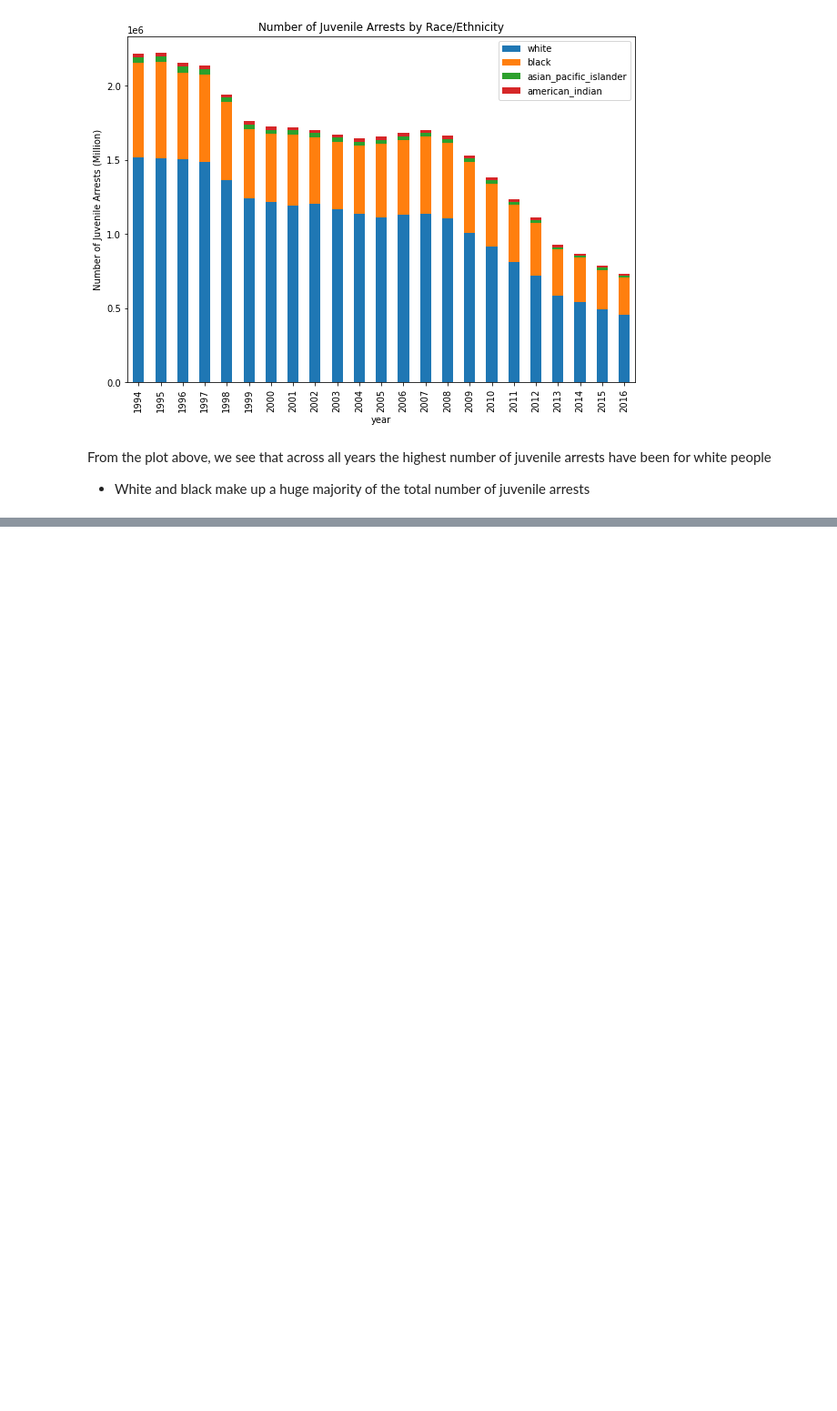
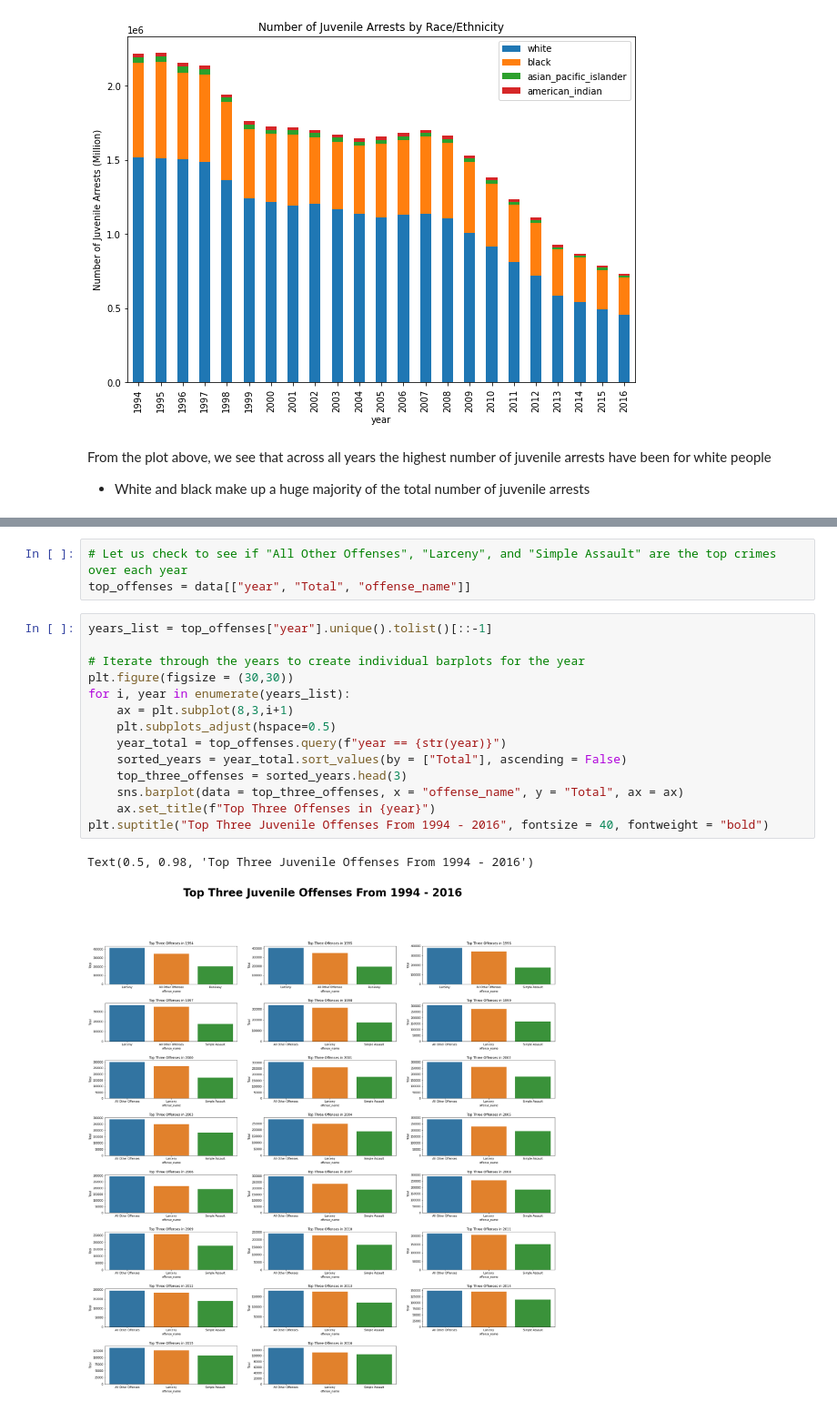
Before and after one commit to sriskid/Power_BI_Reports, a Jupyter notebook: FBR Crime Statistics/Juvenile Crime Descriptive Analysis.ipynb, the cells around one changed output, grey strips where cells are left out. Shown at 91% size. Cells and saved outputs as stored; diff of their text form; blank space fills up the shorter version.

```diff
--- a/FBR Crime Statistics/Juvenile Crime Descriptive Analysis.ipynb
+++ b/FBR Crime Statistics/Juvenile Crime Descriptive Analysis.ipynb
@@ -233,0 +226,20 @@ offenses_total = offenses_total.groupby(["year","offense_name"])["total_male", "
+# %%
+# Let us check to see if "All Other Offenses", "Larceny", and "Simple Assault" are the top crimes over each year
+top_offenses = data[["year", "Total", "offense_name"]]
+# %%
+years_list = top_offenses["year"].unique().tolist()[::-1]
+
+# Iterate through the years to create individual barplots for the year
+plt.figure(figsize = (30,30))
+for i, year in enumerate(years_list):
+    ax = plt.subplot(8,3,i+1)
+    plt.subplots_adjust(hspace=0.5)
+    year_total = top_offenses.query(f"year == {str(year)}")
+    sorted_years = year_total.sort_values(by = ["Total"], ascending = False)
+    top_three_offenses = sorted_years.head(3)
+    sns.barplot(data = top_three_offenses, x = "offense_name", y = "Total", ax = ax)
+    ax.set_title(f"Top Three Offenses in {year}")
+plt.suptitle("Top Three Juvenile Offenses From 1994 - 2016", fontsize = 40, fontweight = "bold")
+# %% [output]
+Text(0.5, 0.98, 'Top Three Juvenile Offenses From 1994 - 2016')
+[figure, added]
```
Also changed, not shown: parts of 15 cells of this notebook.
